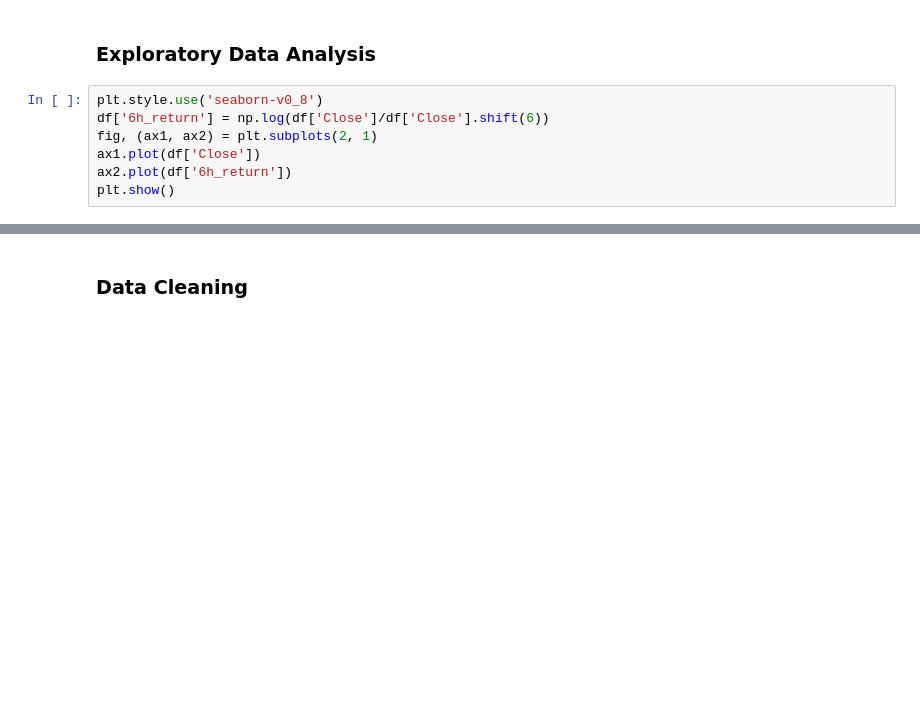
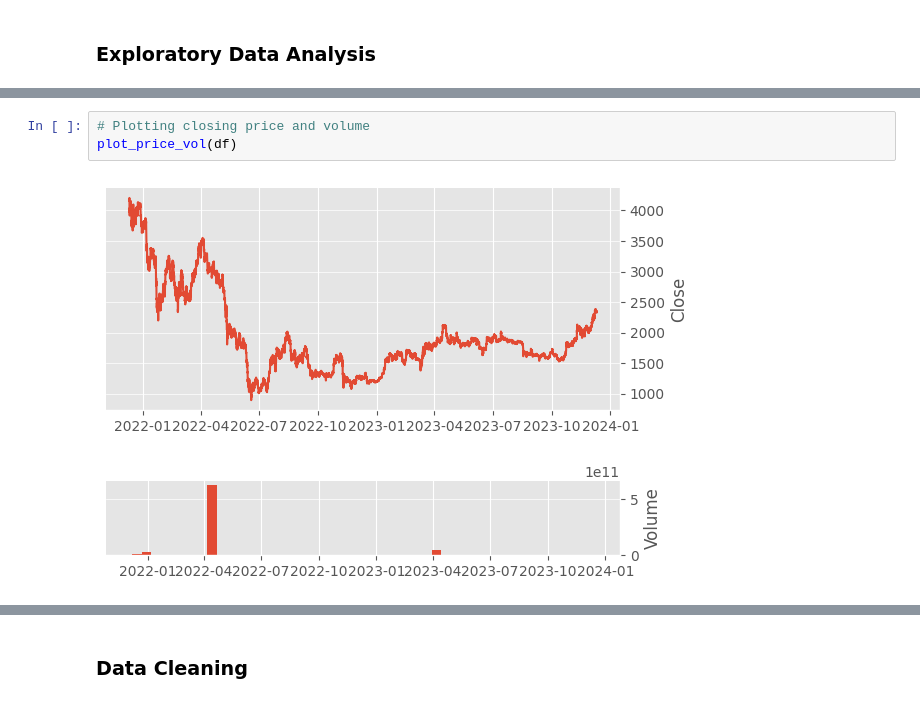
Before and after one commit to will-j-c/cqf_final_project_DL, a Jupyter notebook: report.ipynb, the cells around one changed output, grey strips where cells are left out. Cells and saved outputs as stored; diff of their text form; blank space fills up the shorter version.

Commit message:
feat: added vol_price plot, EDA

```diff
--- a/report.ipynb
+++ b/report.ipynb
@@ -48,10 +50,3 @@ df.head()
 | 2021-12-10 15:00:00+00:00 | 4037.234131 | 4086.067383 | 3998.373779 | 4015.867920 | 717191168 | 0.0 | 0.0 |
 # %% [markdown]
 ### Exploratory Data Analysis
-# %%
-plt.style.use('seaborn-v0_8')
-df['6h_return'] = np.log(df['Close']/df['Close'].shift(6))
-fig, (ax1, ax2) = plt.subplots(2, 1)
-ax1.plot(df['Close'])
-ax2.plot(df['6h_return'])
-plt.show()
@@ -59,0 +64,5 @@ plt.show()
+# %%
+# Plotting closing price and volume
+plot_price_vol(df)
+# %% [output]
+[figure, added]
```
Also changed, not shown: parts of 6 cells of this notebook, 5 other files.
